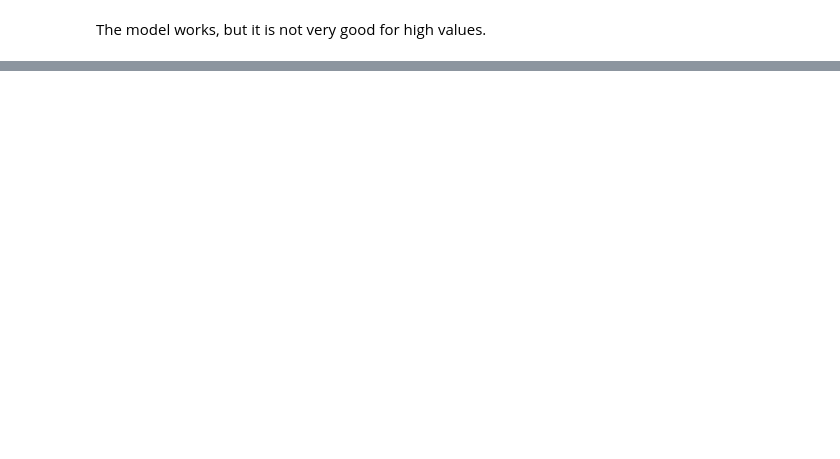
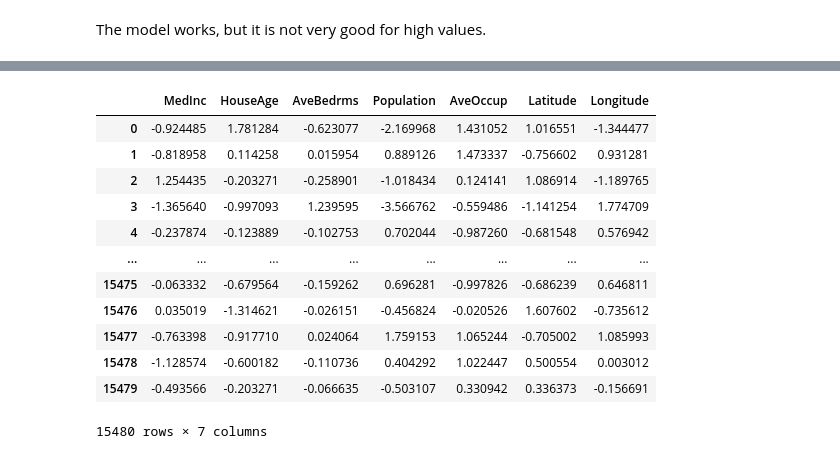
Before and after one commit to 4GeeksAcademy/utku_knn_model, a Jupyter notebook: src/my_explore_california.ipynb, the cells around one changed output, grey strips where cells are left out. Drawn from its saved outputs; the diff is of its cells as text; code cells hidden in the pictures; blank space fills up the shorter version.

```diff
--- a/src/my_explore_california.ipynb
+++ b/src/my_explore_california.ipynb
@@ -456,0 +474,35 @@ temp_df
+# %%
+from sklearn.model_selection import train_test_split
+train_df1,test_df1=train_test_split(temp_df)
+# %%
+train_df1['Population'] = np.log1p(train_df1['Population'])
+train_df1['AveOccup'] = np.log1p(train_df1['AveOccup'])
+test_df1['Population'] = np.log1p(test_df1['Population'])
+test_df1['AveOccup'] = np.log1p(test_df1['AveOccup'])
+# %%
+x_train1 = train_df1.drop(columns=['MedHouseVal','AveRooms'])
+y_train1 = train_df1['MedHouseVal']
+x_test1 = test_df1.drop(columns = ['MedHouseVal','AveRooms'])
+y_test1 = test_df1['MedHouseVal']
+# %%
+ss= StandardScaler()
+
+#scale the data based on training set, then fit the test set to that same training scale
+x_train_ss = ss.fit_transform(x_train1)
+x_train_ss = pd.DataFrame(x_train_ss,columns=x_train1.columns)
+# %%
+x_train_ss
+# %% [output]
+|  | MedInc | HouseAge | AveBedrms | Population | AveOccup | Latitude | Longitude |
+| 0 | -0.924485 | 1.781284 | -0.623077 | -2.169968 | 1.431052 | 1.016551 | -1.344477 |
+| 1 | -0.818958 | 0.114258 | 0.015954 | 0.889126 | 1.473337 | -0.756602 | 0.931281 |
+| 2 | 1.254435 | -0.203271 | -0.258901 | -1.018434 | 0.124141 | 1.086914 | -1.189765 |
+| 3 | -1.365640 | -0.997093 | 1.239595 | -3.566762 | -0.559486 | -1.141254 | 1.774709 |
+| 4 | -0.237874 | -0.123889 | -0.102753 | 0.702044 | -0.987260 | -0.681548 | 0.576942 |
+| ... | ... | ... | ... | ... | ... | ... | ... |
+| 15475 | -0.063332 | -0.679564 | -0.159262 | 0.696281 | -0.997826 | -0.686239 | 0.646811 |
+| 15476 | 0.035019 | -1.314621 | -0.026151 | -0.456824 | -0.020526 | 1.607602 | -0.735612 |
+| 15477 | -0.763398 | -0.917710 | 0.024064 | 1.759153 | 1.065244 | -0.705002 | 1.085993 |
+| 15478 | -1.128574 | -0.600182 | -0.110736 | 0.404292 | 1.022447 | 0.500554 | 0.003012 |
+| 15479 | -0.493566 | -0.203271 | -0.066635 | -0.503107 | 0.330942 | 0.336373 | -0.156691 |
+15480 rows × 7 columns
```
Also changed, not shown: parts of 39 cells of this notebook.
